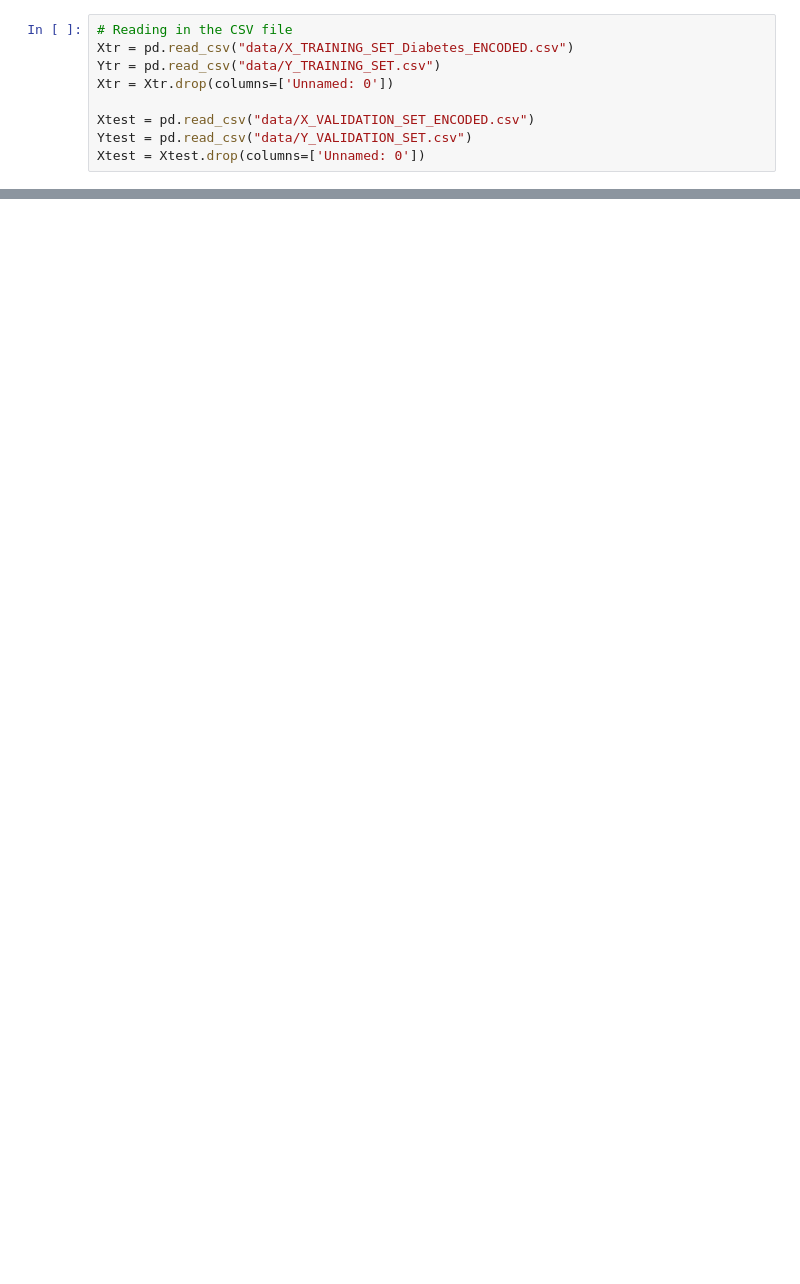
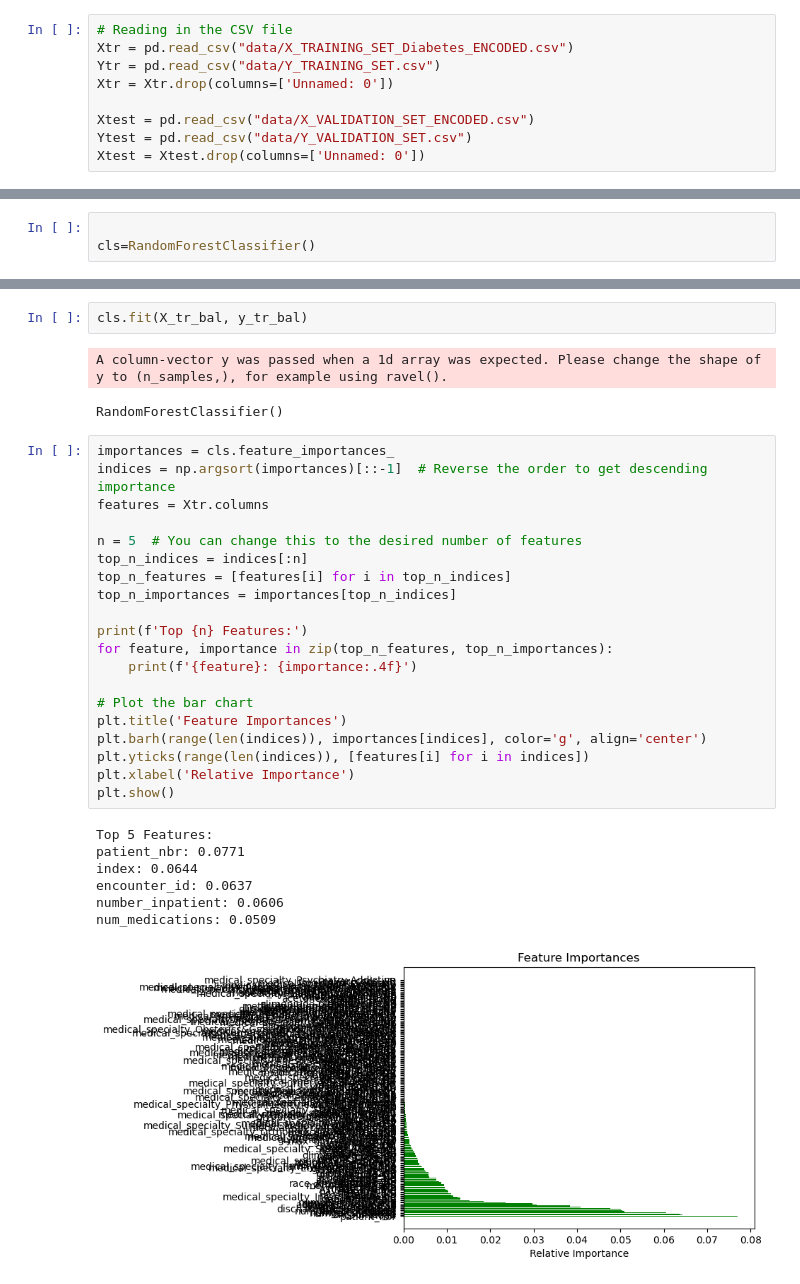
Before and after one commit to DiyadotSaha/ML_Diabetes_Project, a Jupyter notebook: Project_SHAP-DIYA.ipynb, the cells around one changed output, grey strips where cells are left out. Drawn from its saved outputs; the diff is of its cells as text; blank space fills up the shorter version.

```diff
--- a/Project_SHAP-DIYA.ipynb
+++ b/Project_SHAP-DIYA.ipynb
@@ -140,0 +201,3 @@ MemoryError: Unable to allocate 1.92 TiB for an array with shape (71236, 26, 142
+# %%
+
+cls=RandomForestClassifier()
@@ -140,0 +216,33 @@ MemoryError: Unable to allocate 1.92 TiB for an array with shape (71236, 26, 142
+# %%
+cls.fit(X_tr_bal, y_tr_bal)
+# %% [output]
+A column-vector y was passed when a 1d array was expected. Please change the shape of y to (n_samples,), for example using ravel().
+RandomForestClassifier()
+# %%
+importances = cls.feature_importances_
+indices = np.argsort(importances)[::-1]  # Reverse the order to get descending importance
+features = Xtr.columns
+
+n = 5  # You can change this to the desired number of features
+top_n_indices = indices[:n]
+top_n_features = [features[i] for i in top_n_indices]
+top_n_importances = importances[top_n_indices]
+
+print(f'Top {n} Features:')
+for feature, importance in zip(top_n_features, top_n_importances):
+    print(f'{feature}: {importance:.4f}')
+
+# Plot the bar chart
+plt.title('Feature Importances')
+plt.barh(range(len(indices)), importances[indices], color='g', align='center')
+plt.yticks(range(len(indices)), [features[i] for i in indices])
+plt.xlabel('Relative Importance')
+plt.show()
+# %% [output]
+Top 5 Features:
+patient_nbr: 0.0771
+index: 0.0644
+encounter_id: 0.0637
+number_inpatient: 0.0606
+num_medications: 0.0509
+[figure, added]
```
Also changed, not shown: parts of 26 cells of this notebook, 4 other files.
